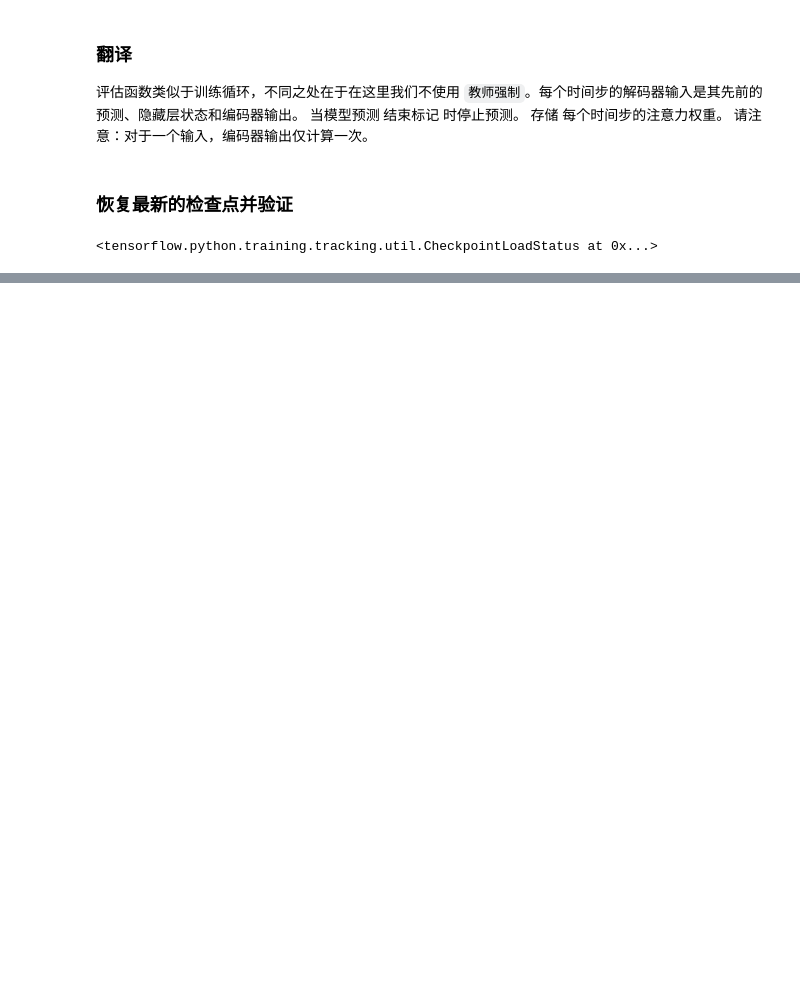
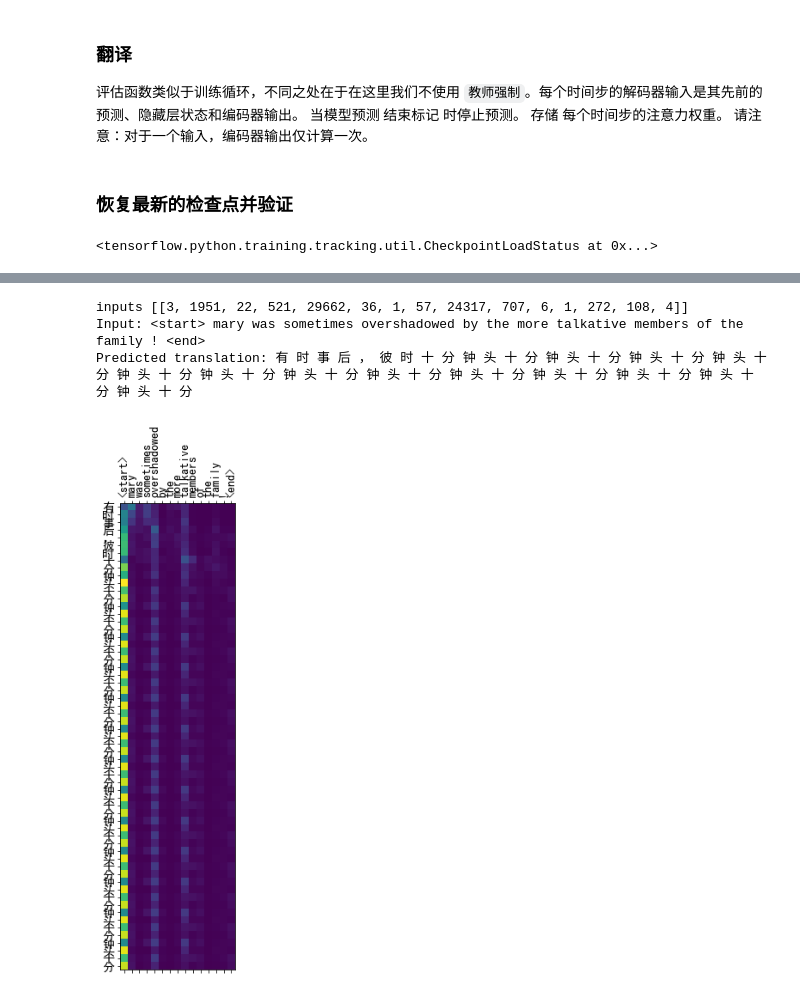
Before and after one commit to taichuai/d2l_zh_tensorflow2.0, a Jupyter notebook: 10.9 编码器—解码器（seq2seq）.ipynb, the cells around one changed output, grey strips where cells are left out. Cells and saved outputs as stored; diff of their text form; code cells hidden in the pictures; blank space fills up the shorter version.

```diff
--- a/10.9 编码器—解码器（seq2seq）.ipynb
+++ b/10.9 编码器—解码器（seq2seq）.ipynb
@@ -502 +522,8 @@ checkpoint.restore(tf.train.latest_checkpoint(checkpoint_dir))
+# %%
+translate('<start> mary was sometimes overshadowed by the more talkative members of the family ! <end>')
+# %% [output]
+inputs [[3, 1951, 22, 521, 29662, 36, 1, 57, 24317, 707, 6, 1, 272, 108, 4]]
+Input: <start> mary was sometimes overshadowed by the more talkative members of the family ! <end>
+Predicted translation: 有 时 事 后 ， 彼 时 十 分 钟 头 十 分 钟 头 十 分 钟 头 十 分 钟 头 十 分 钟 头 十 分 钟 头 十 分 钟 头 十 分 钟 头 十 分 钟 头 十 分 钟 头 十 分 钟 头 十 分 钟 头 十 分 钟 头 十 分
+[figure, added]
 # %%
```
Also changed, not shown: parts of 19 cells of this notebook.
